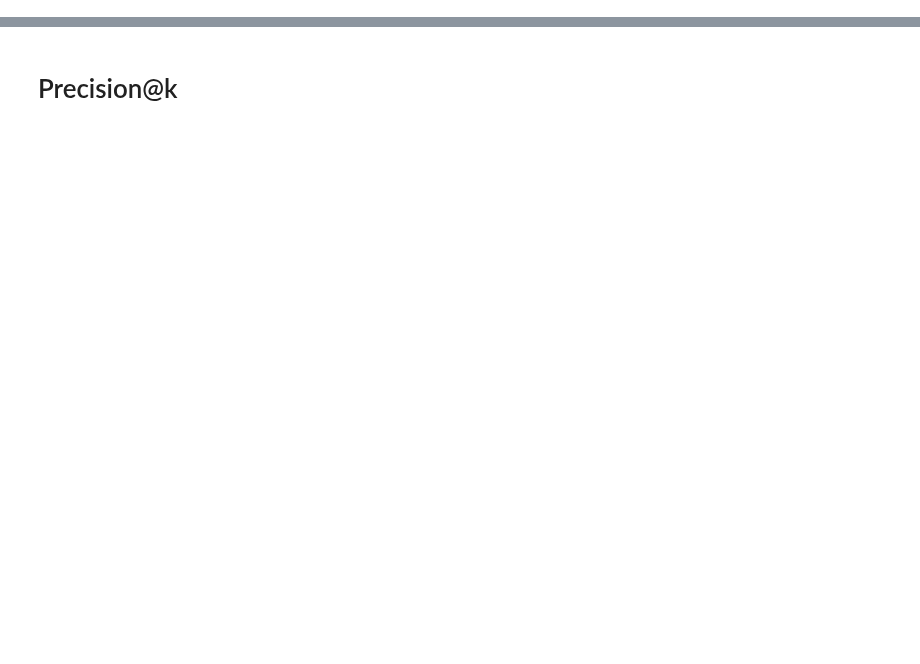
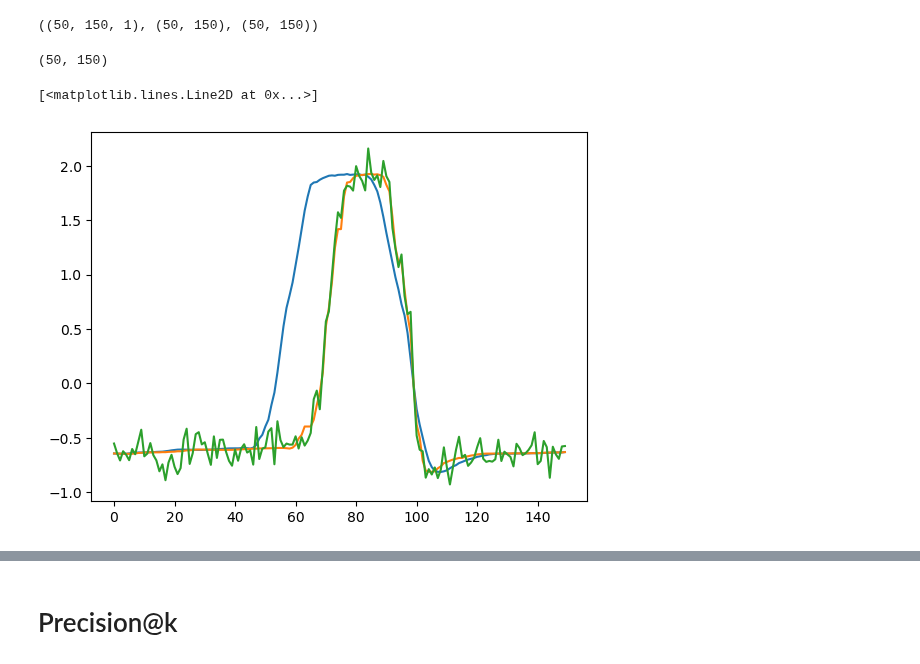
Before and after one commit to cyuab/k-scaling-factor-dtw, a Jupyter notebook: code/querying.ipynb, the cells around one changed output, grey strips where cells are left out. Drawn from its saved outputs; the diff is of its cells as text; code cells hidden in the pictures; blank space fills up the shorter version.

```diff
--- a/code/querying.ipynb
+++ b/code/querying.ipynb
@@ -44,3 +37,13 @@ train_cutting_orig = data["train_cutting_orig"].tolist()
 train_cutting_final = data["train_cutting_final"].tolist()
 test_cutting_orig = data["test_cutting_orig"].tolist()
 test_cutting_final = data["test_cutting_final"].tolist()
+# %%
+X_train_scaled.shape, X_train_proc.shape, X_train_proc_noise.shape
+# %% [output]
+((50, 150, 1), (50, 150), (50, 150))
+# %%
+X_train_scaled = X_train_scaled.squeeze()
+# %%
+X_train_scaled.shape
+# %% [output]
+(50, 150)
@@ -46,0 +54,7 @@ test_cutting_final = data["test_cutting_final"].tolist()
+# %%
+plt.plot(X_train_scaled[1])
+plt.plot(X_train_proc[1])
+plt.plot(X_train_proc_noise[1])
+# %% [output]
+[<matplotlib.lines.Line2D at 0x...>]
+[figure, added]
```
Also changed, not shown: parts of 23 cells of this notebook, 8 other files.
